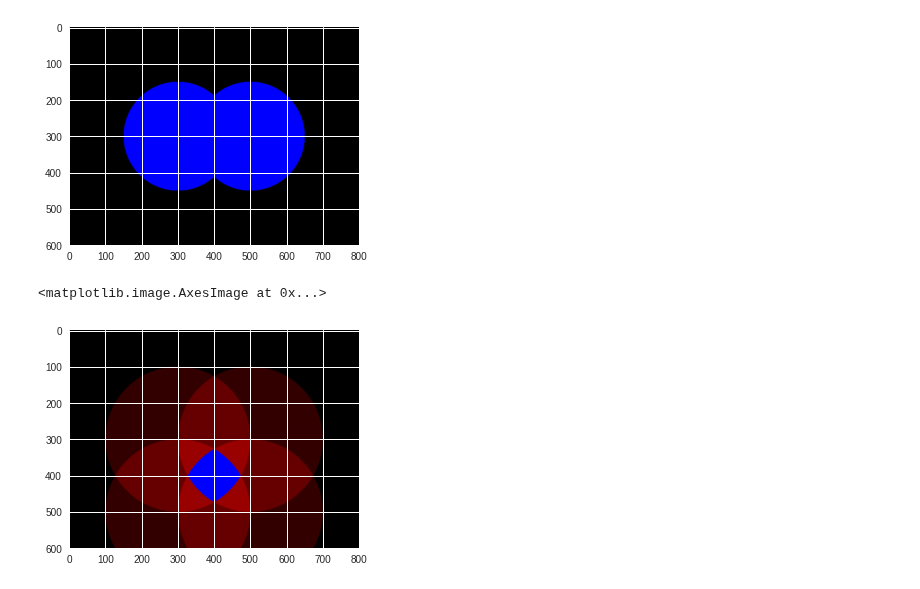
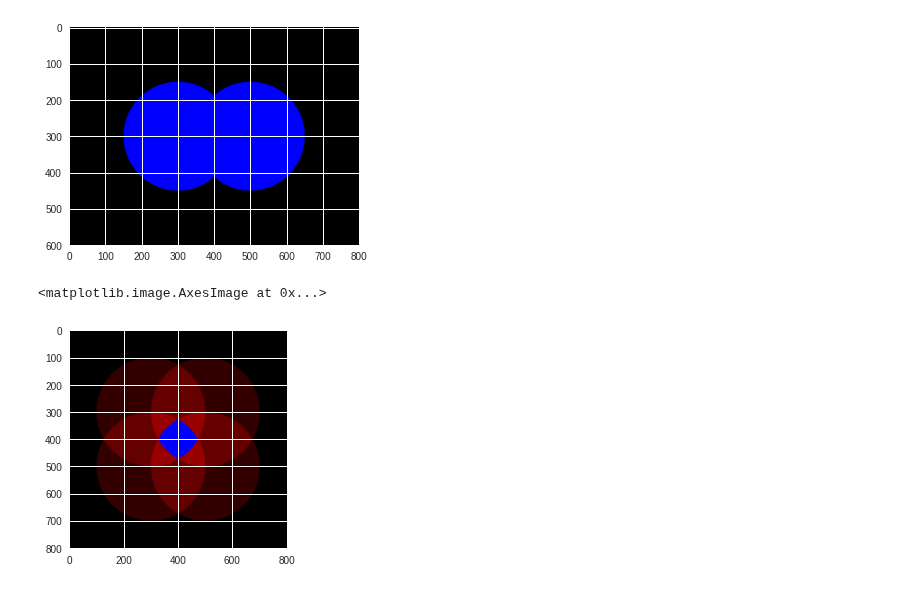
Before and after one commit to tjwei/NDHU_AM1130, a Jupyter notebook: 2018_Week07_Paint.ipynb, the cells around one changed output. Cells and saved outputs as stored; diff of their text form; code cells hidden in the pictures.

```diff
--- a/2018_Week07_Paint.ipynb
+++ b/2018_Week07_Paint.ipynb
@@ -134,21 +134,22 @@ plt.imshow(img, interpolation='bilinear')
 <matplotlib.image.AxesImage at 0x...>
 [figure]
 # %%
-img[...]  = 0
+img = np.zeros((800,800,3))
+y, x = np.indices(img.shape[:2])
 cx,cy = 300, 300
 circle1 = (x-cx)**2+(y-cy)**2<200**2
 cx,cy = 500, 500
 circle2 = (x-cx)**2+(y-cy)**2<200**2
 cx,cy = 300, 500
 circle3 = (x-cx)**2+(y-cy)**2<200**2
 cx,cy = 500, 300
 circle4 = (x-cx)**2+(y-cy)**2<200**2
 img[circle1]+=(.2,0,0)
 img[circle2]+=(.2,0,0)
 img[circle3]+=(.2,0,0)
 img[circle4]+=(.2,0,0)
 img[circle1 & circle2 & circle3 & circle4] =(0,0,1)
 plt.imshow(img, interpolation='bilinear')
 # %% [output]
 <matplotlib.image.AxesImage at 0x...>
-[figure, old version]
+[figure, new version]
```
